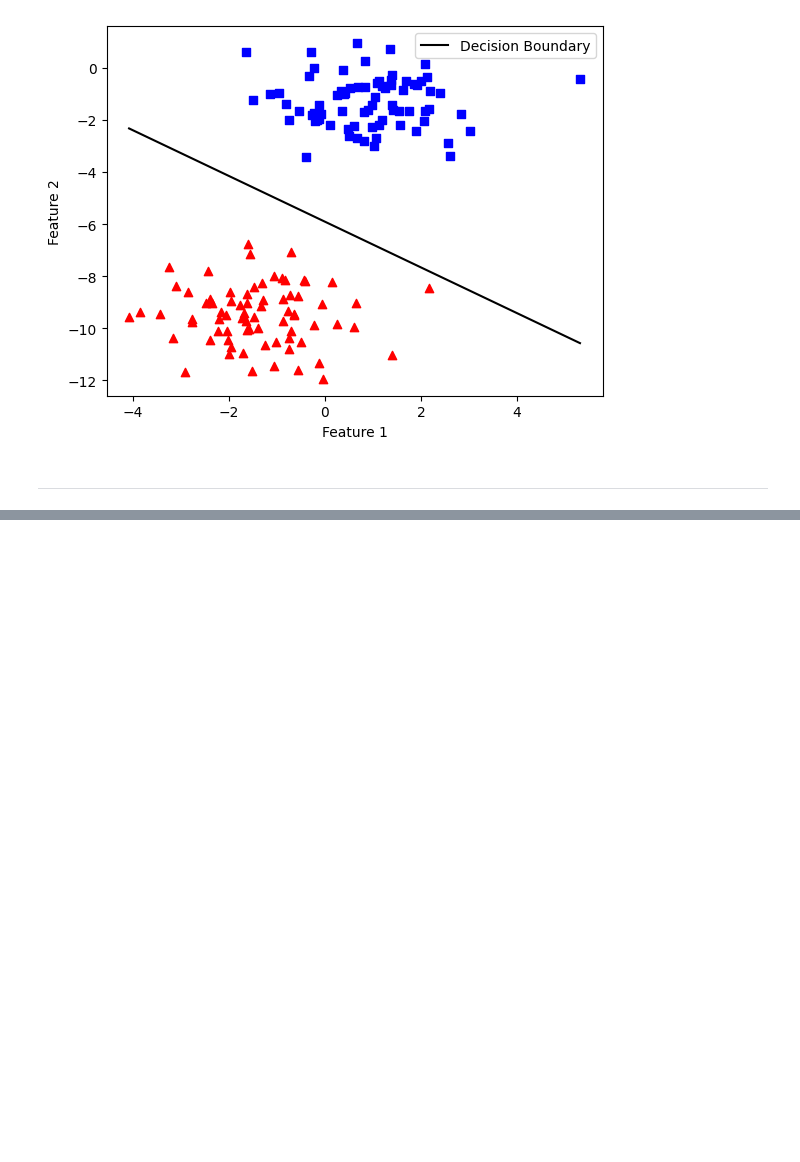
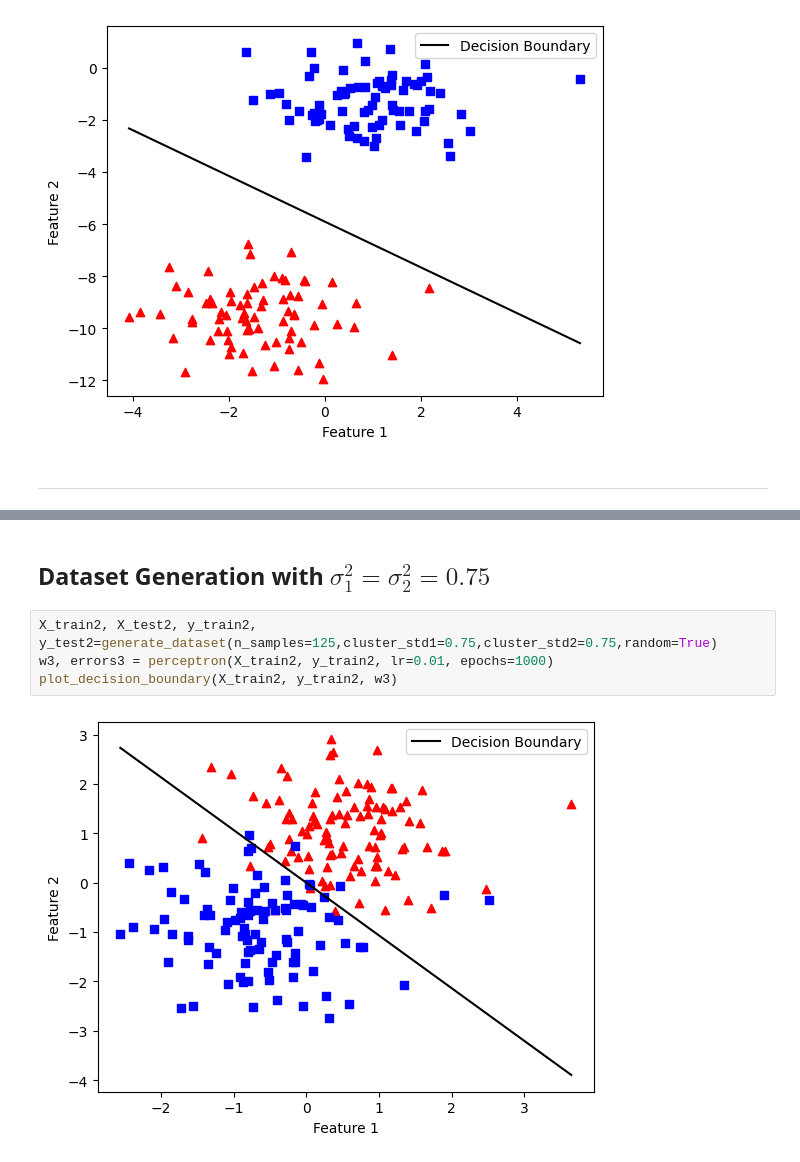
Before and after one commit to yasmineelhakem/deep_learning_labs, a Jupyter notebook: single_layer_perceptron.ipynb, the cells around one changed output, grey strips where cells are left out. Saved outputs shown, nothing was run; the diff lists cells and outputs as text; blank space fills up the shorter version.

```diff
--- a/single_layer_perceptron.ipynb
+++ b/single_layer_perceptron.ipynb
@@ -244,0 +246,8 @@ plot_decision_boundary(X_train, y_train, w2)
+# %% [markdown]
+## Dataset Generation with $\sigma_1^2 = \sigma_2^2 = 0.75$
+# %%
+X_train2, X_test2, y_train2, y_test2=generate_dataset(n_samples=125,cluster_std1=0.75,cluster_std2=0.75,random=True)
+w3, errors3 = perceptron(X_train2, y_train2, lr=0.01, epochs=1000)
+plot_decision_boundary(X_train2, y_train2, w3)
+# %% [output]
+[figure, added]
```
Also changed, not shown: parts of 6 cells of this notebook.
